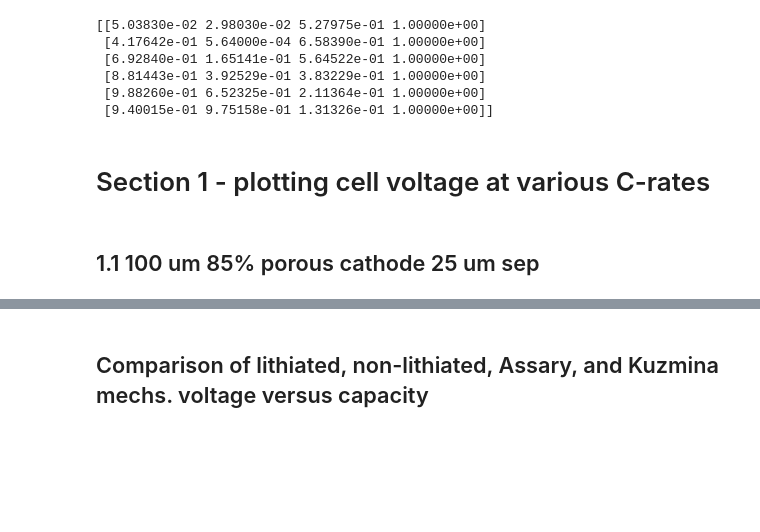
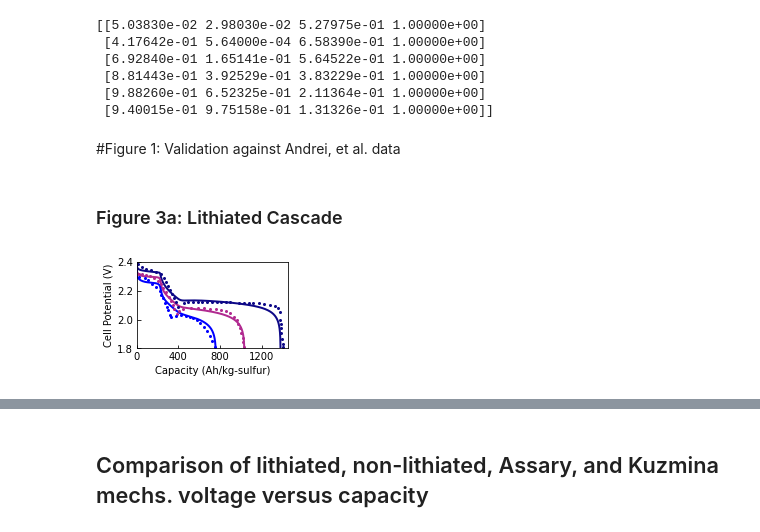
Before and after one commit to decaluwe/2020_Li_Sulfur_Modeling, a Jupyter notebook: Figures/scripts/Li_S Plotting.ipynb, the cells around one changed output, grey strips where cells are left out. Cells and saved outputs as stored; diff of their text form; code cells hidden in the pictures; blank space fills up the shorter version.

Commit message:
Created figure 3.

```diff
--- a/Figures/scripts/Li_S Plotting.ipynb
+++ b/Figures/scripts/Li_S Plotting.ipynb
@@ -92,11 +91,12 @@ def sort_df_short(SV):
         C_Lip[Crate] = SV[Crate][keys_Lip]
     return Vcell, Capacity, C_k, C_Lip
 # %%
+
 os.chdir(owd)
-Lithiated_85pct_25um_files = get_file_name('.csv', 'Lithiated Data/100 um cathode 85% porosity', flag=1)
-Lithiated_4uL_files = get_file_name('.csv', 'Lithiated Data/100 um cathode 4 uL', flag=1)
-Lithiated_3uL_files = get_file_name('.csv', 'Lithiated Data/100 um cathode 3 uL', flag=1)
-Lithiated_2uL_files = get_file_name('.csv', 'Lithiated Data/100 um cathode 2 uL', flag=1)
+Lithiated_85pct_25um_files = get_file_name('.csv', os.path.join('Lithiated Data','100 um cathode 85% porosity'), flag=1)
+Lithiated_4uL_files = get_file_name('.csv', os.path.join('Lithiated Data','100 um cathode 4 uL'), flag=1)
+Lithiated_3uL_files = get_file_name('.csv', os.path.join('Lithiated Data','100 um cathode 3 uL'), flag=1)
+Lithiated_2uL_files = get_file_name('.csv', os.path.join('Lithiated Data','100 um cathode 2 uL'), flag=1)
 #Lithiated_85pct_20um_files = get_file_name('.csv', 'Lithiated Data/100 um cathode 85% porosity 20 um sep', flag=1)
 #Lithiated_85pct_15um_files = get_file_name('.csv', 'Lithiated Data/100 um cathode 85% porosity 15 um sep', flag=1)
 #Lithiated_85pct_10um_files = get_file_name('.csv', 'Lithiated Data/100 um cathode 85% porosity 10 um sep', flag=1)
@@ -318,6 +313,7 @@ Vcell_assary_45pct25um, Cap_assary_45pct25um, C_k_assary_45pct25um, C_Lip_assary
 # %%
-fs = 14
-font = 'Times New Roman'
+tick_font = 10
+label_font = 12
+font = 'Calibri'
 lw = 2.0
 keys = ['dch0.1C', 'dch0.2C', 'dch0.3C', 'dch0.4C', 'dch0.5C', 'dch0.6C', 'dch0.7C',
         'dch0.8C', 'dch0.9C', 'dch1.0C', 'dch1.1C', 'dch1.2C', 'dch1.3C',
@@ -343,6 +337,44 @@ print(species_cmap)
-# %% [markdown]
-# Section 1 - plotting cell voltage at various C-rates
-# %% [markdown]
-## 1.1 100 um 85% porous cathode 25 um sep
+# %% [markdown]
+#Figure 1: Validation against Andrei, et al. data
+# %%
+exp_data_01C = pd.read_csv(os.path.join('../data/Andrei_data',r'0.1C Data.csv'), header=None)
+exp_data_05C = pd.read_csv(os.path.join('../data/Andrei_data',r'0.5C Data.csv'), header=None)
+exp_data_1C = pd.read_csv(os.path.join('../data/Andrei_data',r'1C Data.csv'), header=None)
+# %% [markdown]
+### Figure 3a: Lithiated Cascade
+# %%
+os.chdir(owd)
+# os.chdir('Figures/voltage/Andrei validation')
+fig = plt.figure(1)
+ax = fig.add_axes([0.2, 0.2, 0.7, 0.6])
+ax.tick_params(direction='in')
+fig.set_size_inches((3., 2.))
+
+for tick in ax.xaxis.get_major_ticks():
+    tick.label1.set_fontsize(tick_font)
+    tick.label1.set_fontname(font)
+for tick in ax.yaxis.get_major_ticks():
+    tick.label1.set_fontsize(tick_font)
+    tick.label1.set_fontname(font)
+
+p1, = plt.plot(Cap_Li_85pct25um[keys_s[0]], Vcell_Li_85pct25um[keys_s[0]], '-', color=species_cmap[0], linewidth=lw)
+p2, = plt.plot(Cap_Li_85pct25um[keys_s[1]], Vcell_Li_85pct25um[keys_s[1]], '-', color=species_cmap[2], linewidth=lw)
+p3, = plt.plot(Cap_Li_85pct25um[keys_s[2]], Vcell_Li_85pct25um[keys_s[2]], '-', color=species_cmap[-2], linewidth=lw)
+
+p4, = plt.plot(exp_data_01C.iloc[:,0], exp_data_01C.iloc[:,1], 'o', color=species_cmap[0], markersize=2.)
+p5, = plt.plot(exp_data_05C.iloc[:,0], exp_data_05C.iloc[:,1], 'o', color=species_cmap[2], markersize=2.)
+p6, = plt.plot(exp_data_1C.iloc[:,0], exp_data_1C.iloc[:,1], 'bo', markersize=2.)
+
+plt.xlim((0, 1450))
+plt.xticks([0, 400, 800, 1200])
+plt.ylim((1.8, 2.4))
+
+plt.xlabel('Capacity (Ah/kg-sulfur)')
+plt.ylabel('Cell Potential (V)')
+fig.savefig('Figure3a_LithiatedCascadeValidation.pdf',dpi=350)
+plt.show()
+os.chdir(owd)
+# %% [output]
+[figure, added]
 # %%
 os.chdir(owd)
```
Also changed, not shown: parts of 33 cells of this notebook, 13 other files.
